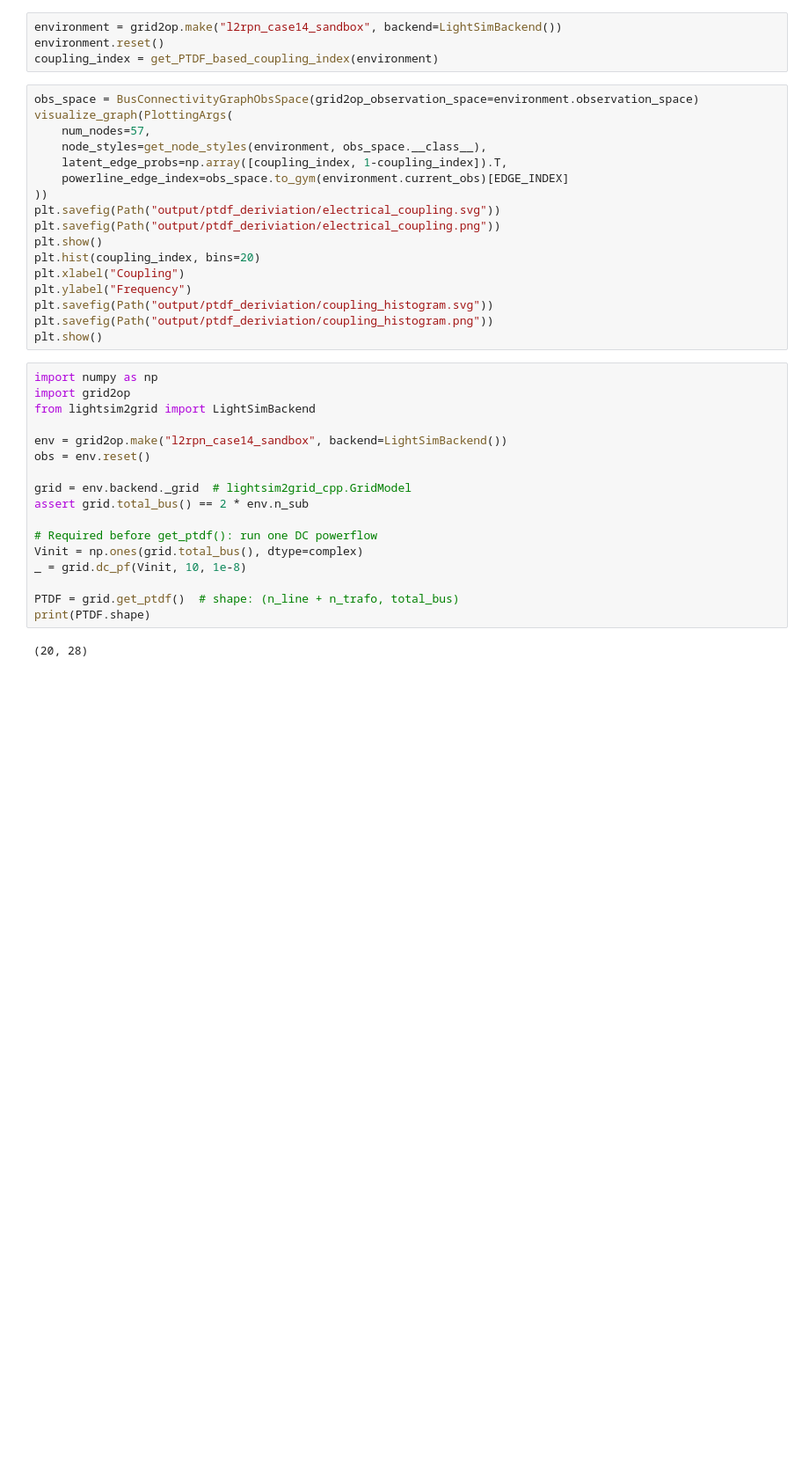
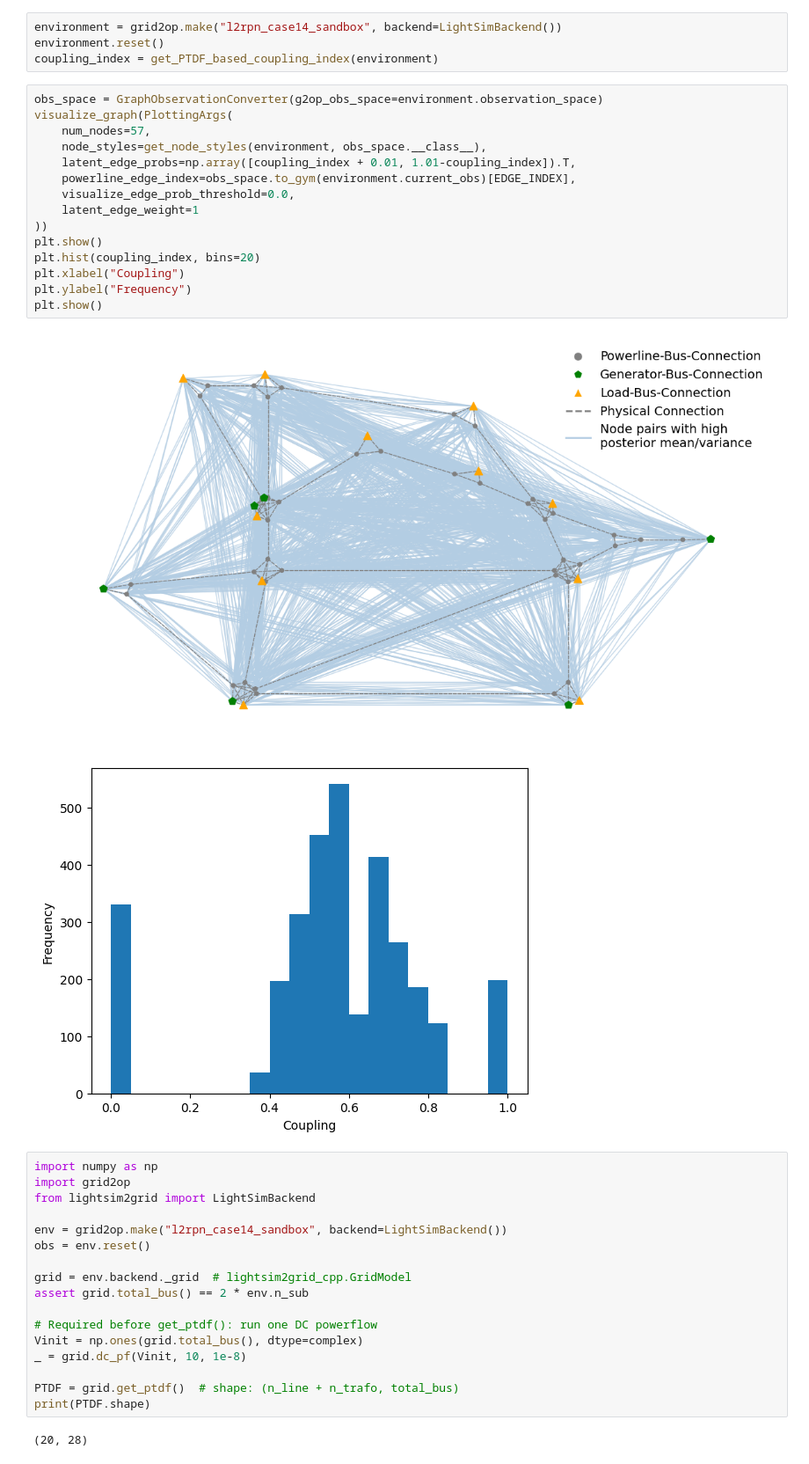
Before and after one commit to AdrianDegenkolb/NRI-for-explainable-RL-in-Power-Grids, a Jupyter notebook: src/visualization/ptdf.ipynb, the cells around one changed output. Shown at 88% size. Cells and saved outputs as stored; diff of their text form; blank space fills up the shorter version.

Commit message:
Implement PTDF observation converter

```diff
--- a/src/visualization/ptdf.ipynb
+++ b/src/visualization/ptdf.ipynb
@@ -22,22 +24,23 @@ environment = grid2op.make("l2rpn_case14_sandbox", backend=LightSimBackend())
 environment.reset()
 coupling_index = get_PTDF_based_coupling_index(environment)
 # %%
-obs_space = BusConnectivityGraphObsSpace(grid2op_observation_space=environment.observation_space)
+obs_space = GraphObservationConverter(g2op_obs_space=environment.observation_space)
 visualize_graph(PlottingArgs(
     num_nodes=57,
     node_styles=get_node_styles(environment, obs_space.__class__),
-    latent_edge_probs=np.array([coupling_index, 1-coupling_index]).T,
-    powerline_edge_index=obs_space.to_gym(environment.current_obs)[EDGE_INDEX]
+    latent_edge_probs=np.array([coupling_index + 0.01, 1.01-coupling_index]).T,
+    powerline_edge_index=obs_space.to_gym(environment.current_obs)[EDGE_INDEX],
+    visualize_edge_prob_threshold=0.0,
+    latent_edge_weight=1
 ))
-plt.savefig(Path("output/ptdf_deriviation/electrical_coupling.svg"))
-plt.savefig(Path("output/ptdf_deriviation/electrical_coupling.png"))
 plt.show()
 plt.hist(coupling_index, bins=20)
 plt.xlabel("Coupling")
 plt.ylabel("Frequency")
-plt.savefig(Path("output/ptdf_deriviation/coupling_histogram.svg"))
-plt.savefig(Path("output/ptdf_deriviation/coupling_histogram.png"))
 plt.show()
+# %% [output]
+[figure, added]
+[figure, added]
 # %%
 import numpy as np
 import grid2op
```
Also changed, not shown: parts of 1 cell of this notebook, 2 other files.
